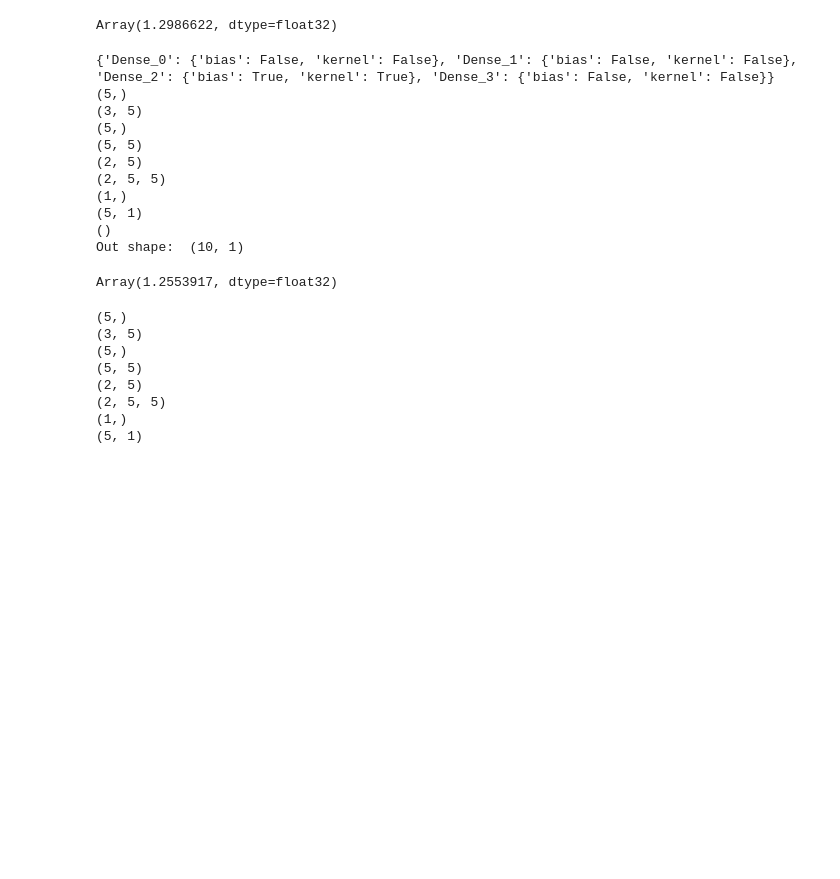
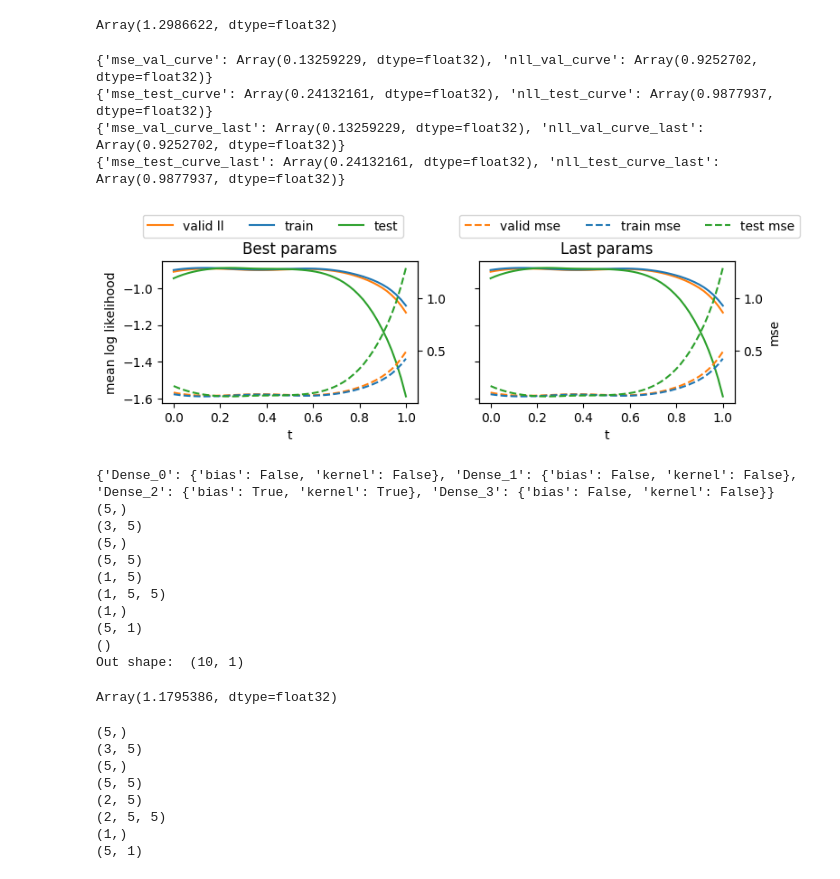
Before and after one commit to doldd/Time_Transformer, a Jupyter notebook: snippets.ipynb, the cells around one changed output. Saved outputs shown, nothing was run; the diff lists cells and outputs as text; code cells hidden in the pictures; blank space fills up the shorter version.

```diff
--- a/snippets.ipynb
+++ b/snippets.ipynb
@@ -183,6 +181,69 @@ loss
 ()
 Out shape:  (10, 1)
 Array(1.2986622, dtype=float32)
+# %%
+from toyReg_PtoC import setup_metrics
+
+fig, ax = plt.subplots(1, 2, figsize=(8, 3), sharey=True)
+t_space = jnp.linspace(0, 1, 50)
+valid_metrics_fn_final = setup_metrics(s_model, 18, x_val, y_val, n_samples=50, use_linspace=True, average=False)
+train_metrics_fn_final = setup_metrics(s_model, 70, x, y, n_samples=50, use_linspace=True, average=False)
+test_metrics_fn_final = setup_metrics(s_model, 250, xt, yt, n_samples=50, use_linspace=True, average=False)
+
+# valid
+rng_key = random.PRNGKey(0)
+nll, mse = valid_metrics_fn_final(rng_key, params)
+print({'mse_val_curve': mse.mean(), 'nll_val_curve': nll.mean()})
+ax[0].plot(t_space, -nll, label="valid ll", c=plt.get_cmap('tab10')(1))
+ax2 = ax[0].twinx()
+ax2.plot(t_space, mse, label="valid mse",
+            c=plt.get_cmap('tab10')(1), linestyle="--")
+# train
+nll, mse = train_metrics_fn_final(rng_key, params)
+ax[0].plot(t_space, -nll, label="train", c=plt.get_cmap('tab10')(0))
+ax2.plot(t_space, mse, label="train mse",
+            c=plt.get_cmap('tab10')(0), linestyle="--")
+# test
+nll, mse = test_metrics_fn_final(rng_key, params)
+print({'mse_test_curve': mse.mean(), 'nll_test_curve': nll.mean()})
+ax[0].plot(t_space, -nll, label="test", c=plt.get_cmap('tab10')(2))
+ax2.plot(t_space, mse, label="test mse",
+            c=plt.get_cmap('tab10')(2), linestyle="--")
+ax[0].set_xlabel("t")
+ax[0].set_ylabel("mean log likelihood")
+ax[0].set_title("Best params")
+
+# valid
+last_params = params
+nll, mse = valid_metrics_fn_final(rng_key, last_params)
+print({'mse_val_curve_last': mse.mean(), 'nll_val_curve_last': nll.mean()})
+ax[1].plot(t_space, -nll, label="valid ll", c=plt.get_cmap('tab10')(1))
+ax2 = ax[1].twinx()
+ax2.plot(t_space, mse, label="valid mse",
+            c=plt.get_cmap('tab10')(1), linestyle="--")
+# train
+nll, mse = train_metrics_fn_final(rng_key, last_params)
+ax[1].plot(t_space, -nll, label="train", c=plt.get_cmap('tab10')(0))
+ax2.plot(t_space, mse, label="train mse",
+            c=plt.get_cmap('tab10')(0), linestyle="--")
+# test
+nll, mse = test_metrics_fn_final(rng_key, last_params)
+print({'mse_test_curve_last': mse.mean(), 'nll_test_curve_last': nll.mean()})
+ax[1].plot(t_space, -nll, label="test", c=plt.get_cmap('tab10')(2))
+ax2.plot(t_space, mse, label="test mse",
+            c=plt.get_cmap('tab10')(2), linestyle="--")
+ax[1].set_xlabel("t")
+ax2.set_ylabel("mse")
+ax[0].legend(loc='center left', bbox_to_anchor=(-0.1, 1.25), ncol=3)
+ax[1].set_title("Last params")
+ax2.legend(loc='center left', bbox_to_anchor=(-0.1, 1.25), ncol=3)
+plt.tight_layout()
+# %% [output]
+{'mse_val_curve': Array(0.13259229, dtype=float32), 'nll_val_curve': Array(0.9252702, dtype=float32)}
+{'mse_test_curve': Array(0.24132161, dtype=float32), 'nll_test_curve': Array(0.9877937, dtype=float32)}
+{'mse_val_curve_last': Array(0.13259229, dtype=float32), 'nll_val_curve_last': Array(0.9252702, dtype=float32)}
+{'mse_test_curve_last': Array(0.24132161, dtype=float32), 'nll_test_curve_last': Array(0.9877937, dtype=float32)}
+[figure, added]
 # %%
 from src.subspace_curve import RegressionSubspace, DistRegressionSubspace, RepulsiveDistRegressionSubspace, RepulsiveRegressionSubspace
 temp_x = jnp.ones((10, 1))
@@ -192,7 +253,7 @@ model = MLPModel(depth=3, width=5, activation='elu')
 
 s_model = RepulsiveDistRegressionSubspace(
     model=model,
-    k=1,
+    k=0,
     weight_decay=0.01,
     perm_spec=None,  # PermutationSpec(2, 3),
     natural_parameterization=False,
@@ -219,13 +280,13 @@ loss
 (3, 5)
 (5,)
 (5, 5)
-(2, 5)
-(2, 5, 5)
+(1, 5)
+(1, 5, 5)
 (1,)
 (5, 1)
 ()
 Out shape:  (10, 1)
-Array(1.2553917, dtype=float32)
+Array(1.1795386, dtype=float32)
 # %%
 from copy import deepcopy
 
```
Also changed, not shown: parts of 4 cells of this notebook, 5 other files.
